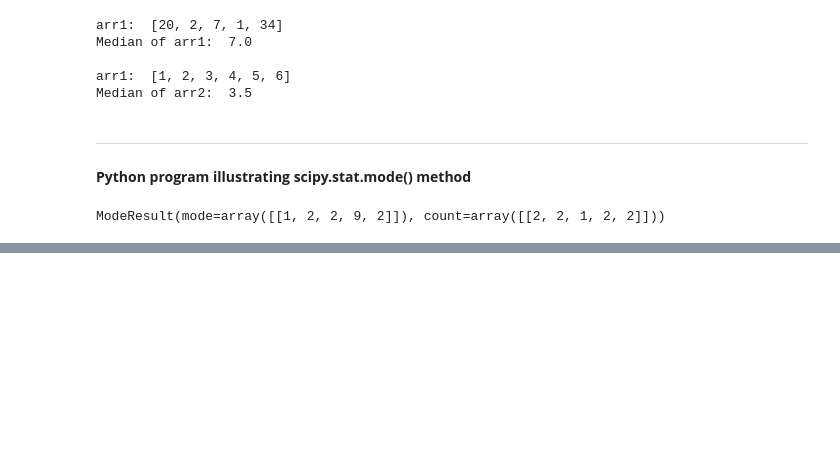
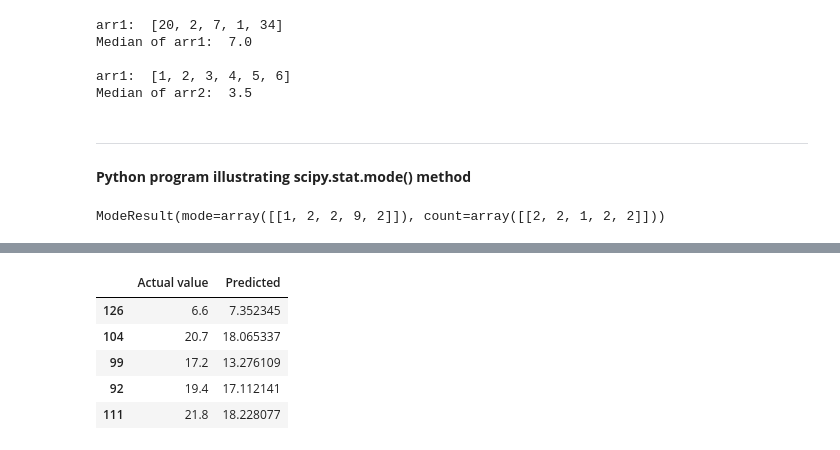
Before and after one commit to Nithixz/Data-Science-using-Python, a Jupyter notebook: Data_Science_using_Python.ipynb, the cells around one changed output, grey strips where cells are left out. Saved outputs shown, nothing was run; the diff lists cells and outputs as text; code cells hidden in the pictures; blank space fills up the shorter version.

```diff
--- a/Data_Science_using_Python.ipynb
+++ b/Data_Science_using_Python.ipynb
@@ -527,0 +778,12 @@ ModeResult(mode=array([[1, 2, 2, 9, 2]]), count=array([[2, 2, 1, 2, 2]]))
+# %%
+#Actual values and the predicted values
+slr_diff = pd.DataFrame({'Actual value':y_test,
+                         'Predicted':y_pred_slr})
+slr_diff.head()
+# %% [output]
+|  | Actual value | Predicted |
+| 126 | 6.6 | 7.352345 |
+| 104 | 20.7 | 18.065337 |
+| 99 | 17.2 | 13.276109 |
+| 92 | 19.4 | 17.112141 |
+| 111 | 21.8 | 18.228077 |
```
Also changed, not shown: parts of 22 cells of this notebook.
